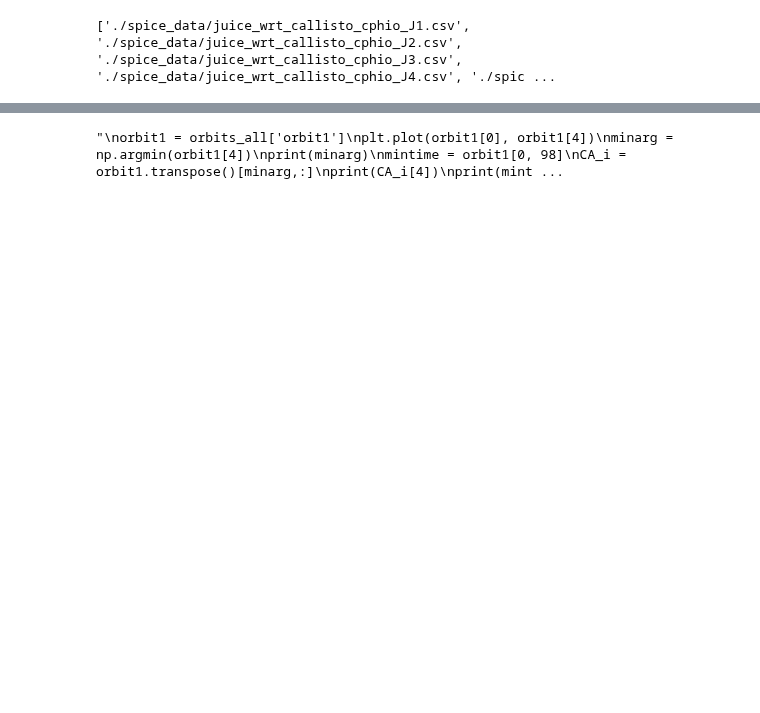
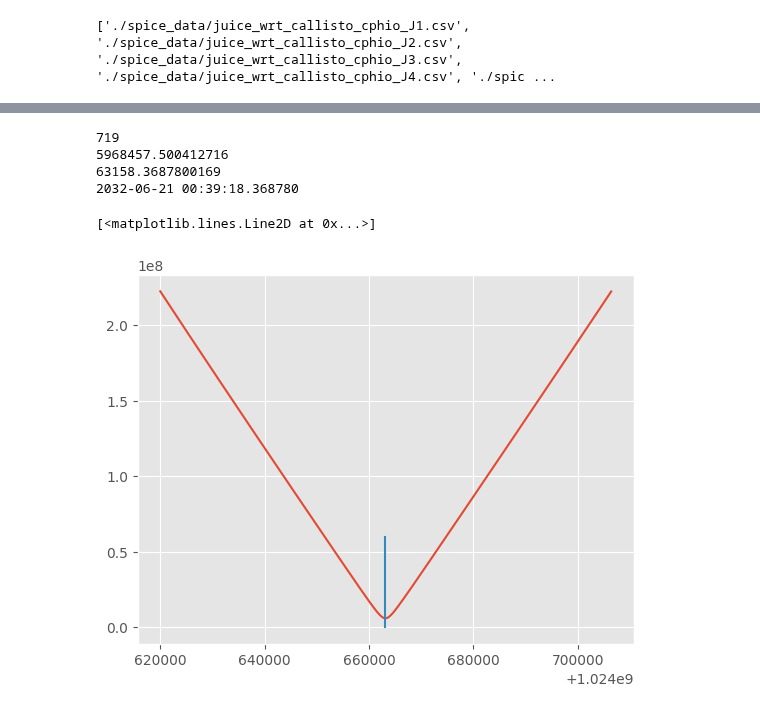
Before and after one commit to vera-br/Callisto, a Jupyter notebook: spice_data_test.ipynb, the cells around one changed output, grey strips where cells are left out. Saved outputs shown, nothing was run; the diff lists cells and outputs as text; code cells hidden in the pictures; blank space fills up the shorter version.

```diff
--- a/spice_data_test.ipynb
+++ b/spice_data_test.ipynb
@@ -87,17 +137,20 @@ for times in CA_times_utc_min12hr:
 # %%
-'''
 orbit1 = orbits_all['orbit1']
 plt.plot(orbit1[0], orbit1[4])
 minarg = np.argmin(orbit1[4])
 print(minarg)
-mintime = orbit1[0, 98]
+mintime = orbit1[0, minarg]
 CA_i = orbit1.transpose()[minarg,:]
 print(CA_i[4])
 print(mintime-1.0246e9)
 CA_time_utc = datetime.datetime(2000, 1, 1, 12, 0, 0) + datetime.timedelta(seconds=mintime)
 CA_time_utc_min12hr = CA_time_utc + datetime.timedelta(hours=-12)
 print(CA_time_utc)
-plt.plot([mintime,mintime], [0,3e7])
-'''
+plt.plot([mintime,mintime], [0,10*orbit1[4, minarg]])
 # %% [output]
-"\norbit1 = orbits_all['orbit1']\nplt.plot(orbit1[0], orbit1[4])\nminarg = np.argmin(orbit1[4])\nprint(minarg)\nmintime = orbit1[0, 98]\nCA_i = orbit1.transpose()[minarg,:]\nprint(CA_i[4])\nprint(mint ...
+719
+5968457.500412716
+63158.3687800169
+2032-06-21 00:39:18.368780
+[<matplotlib.lines.Line2D at 0x...>]
+[figure, added]
```
Also changed, not shown: parts of 11 cells of this notebook, 3 other files.
